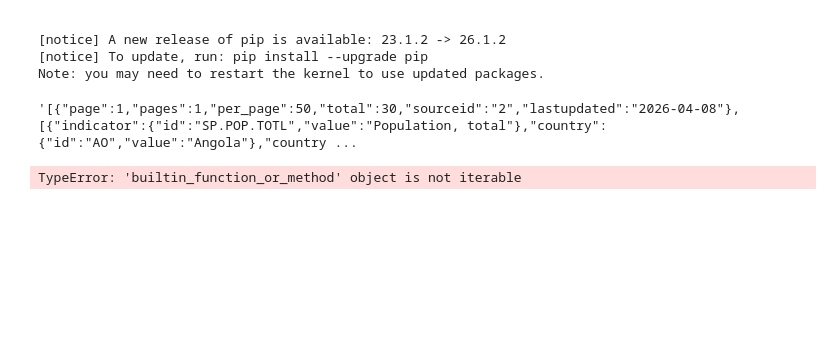
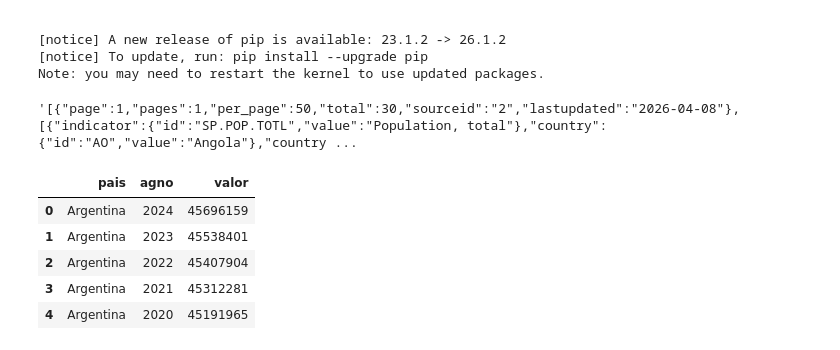
Before and after one commit to Brenda-Carloni/interacting-with-api-python-project-tutorial, a Jupyter notebook: src/explore.ipynb, the cells around one changed output. Drawn from its saved outputs; the diff is of its cells as text; code cells hidden in the pictures; blank space fills up the shorter version.

```diff
--- a/src/explore.ipynb
+++ b/src/explore.ipynb
@@ -69,25 +69,37 @@ def feth_data_indicador(codigos_pais, id_indicador,fecha_inicio=2010,fecha_fin=2
 # %%
 
 
 # Ahora vamos a hacer un FOR para recorrer esos indicadores que están en un diccionario. Vamos a obtener los datos de esos indicadores:
 
 tablas= {} #define la tabla como un diccionario vacío
 import pandas as pd
-for id_indicador, nombre_tabla in indicadores.items: # asi recorro un diccionario
+for id_indicador, nombre_tabla in indicadores.items(): # asi recorro un diccionario
     data_raw = feth_data_indicador(paises, id_indicador) # así tengo mi data cruda o data raw
 
     # y ahora para volverlos un DataFrame debo guardarlos en una lista o diccionario.
     records=[]
     for fila in data_raw:
         records.append({
             'pais': fila['country']['value'],
             'agno': fila['date'],
             'valor': fila['value']
         })
     df= pd.DataFrame(records) #y ahora hacemos que esa lista de diccionarios se vuelva un DataFrame con Pandas
 
     df['agno'] = pd.to_numeric(df['agno'], errors='coerce').astype('Int64') #Con esto combierto el 'agno' de string a numérico.
     tablas[nombre_tabla] = df
-print(df.info())
+
+#print(df.info())
+
+#tablas # y así tengo un diccionario de dataframes con sus nombres
+
+#si quiero acceder a un diccionario específico, tengo que hacerlo con el nombre
+
+tablas['poblacion_total'].head() #Ejemplo
 # %% [output]
-TypeError: 'builtin_function_or_method' object is not iterable
+|  | pais | agno | valor |
+| 0 | Argentina | 2024 | 45696159 |
+| 1 | Argentina | 2023 | 45538401 |
+| 2 | Argentina | 2022 | 45407904 |
+| 3 | Argentina | 2021 | 45312281 |
+| 4 | Argentina | 2020 | 45191965 |
```
Also changed, not shown: parts of 3 cells of this notebook.
